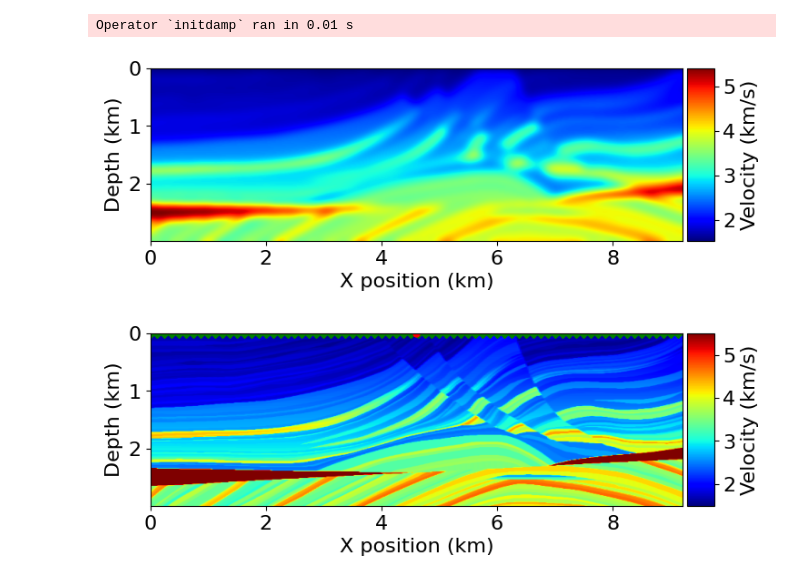
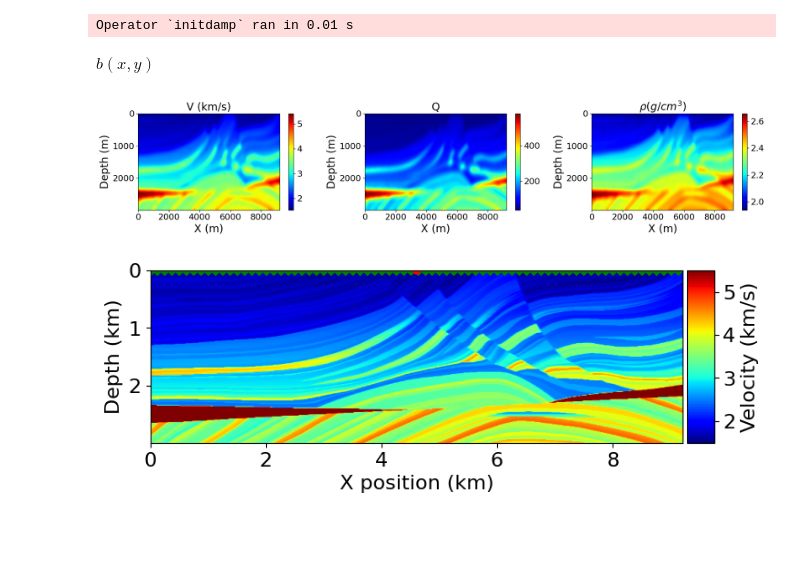
Before and after one commit to joaopaulomo/code_rtm_implemnte, a Jupyter notebook: rtm_implement_resample_unix_viscoacoustic.ipynb, the cells around one changed output. Cells and saved outputs as stored; diff of their text form; code cells hidden in the pictures; blank space fills up the shorter version.

```diff
--- a/rtm_implement_resample_unix_viscoacoustic.ipynb
+++ b/rtm_implement_resample_unix_viscoacoustic.ipynb
@@ -34,14 +47,18 @@ Operator `initdamp` ran in 0.01 s
 # %%
-model0 = Model(space_order=space_order, vp=v,
+model0 = ModelViscoacoustic(space_order=space_order, vp=v, qp=qp, b=1/rho,
                            origin=origin, shape=shape, spacing=spacing,
                            nbl=nbl)
 filter_sigma = (6, 6)
 gaussian_smooth(model0.vp, sigma=filter_sigma)
-
-plot_velocity(model0)
+gaussian_smooth(model0.qp, sigma=filter_sigma)
+gaussian_smooth(model0.b, sigma=filter_sigma)
 # %% [output]
 Operator `initdamp` ran in 0.01 s
-[figure, removed]
+$\displaystyle b(x, y)$
+# %%
+V_Q_plot(model0)
+# %% [output]
+[figure, added]
 # %%
 from examples.seismic import TimeAxis
 
```
Also changed, not shown: parts of 8 cells of this notebook.
